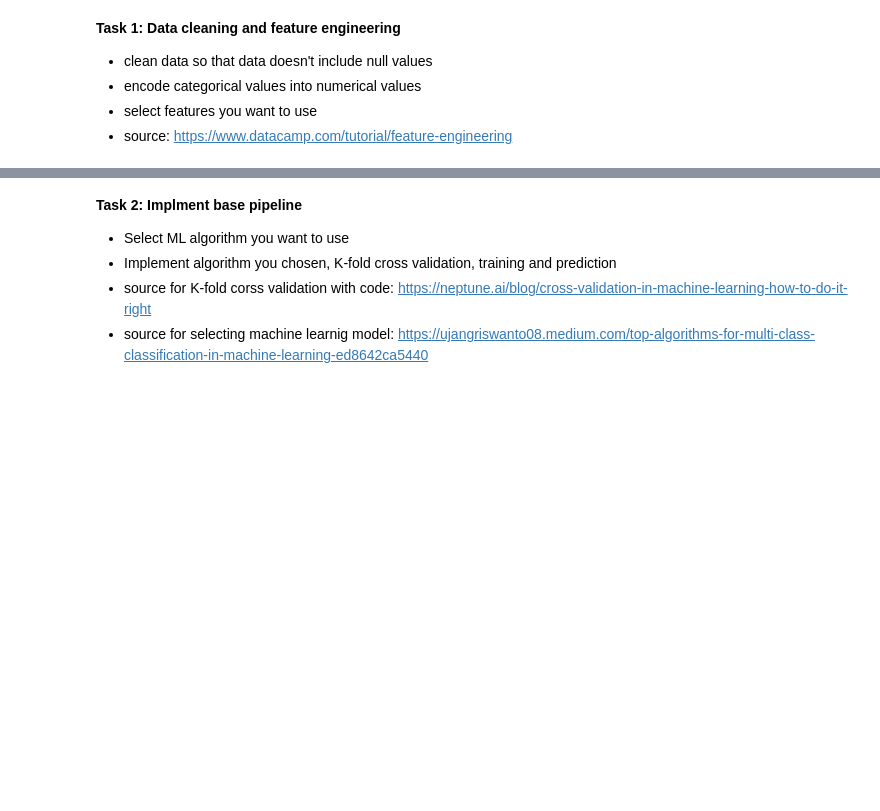
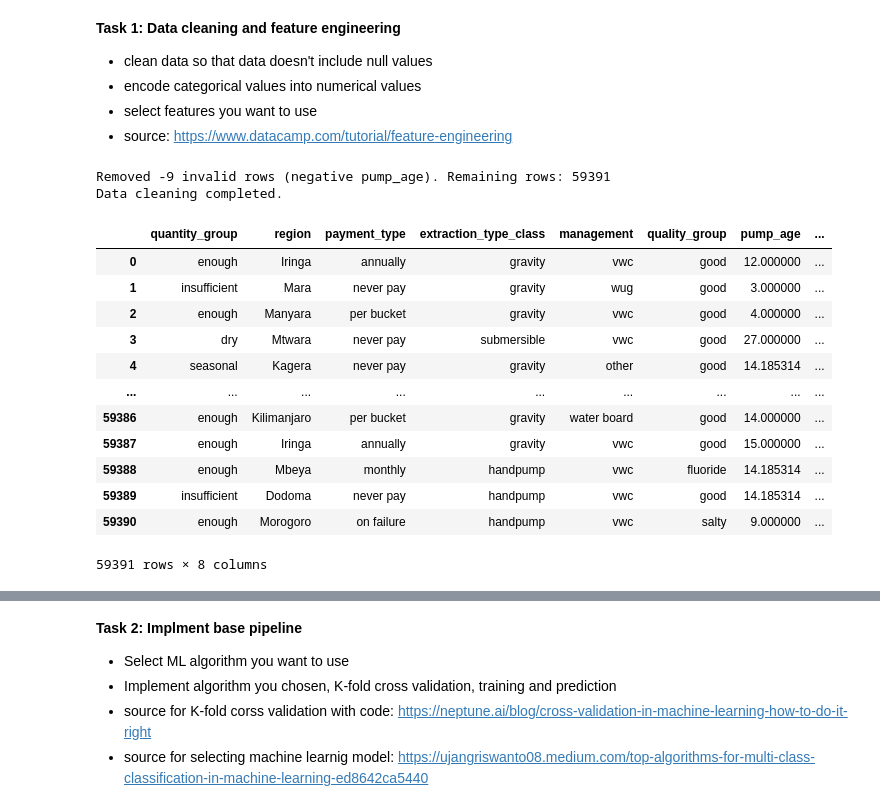
Before and after one commit to floranuta/Data_Circle, a Jupyter notebook: notebooks/model_development.ipynb, the cells around one changed output, grey strips where cells are left out. Drawn from its saved outputs; the diff is of its cells as text; code cells hidden in the pictures; blank space fills up the shorter version.

Commit message:
Added data cleaning and feature engineering modules

```diff
--- a/notebooks/model_development.ipynb
+++ b/notebooks/model_development.ipynb
@@ -36,3 +37,9 @@ Drive already mounted at /content/drive; to attempt to forcibly remount, call dr
 - encode categorical values into numerical values
 - select features you want to use
 - source: https://www.datacamp.com/tutorial/feature-engineering
+# %%
+# gloabal variables
+
+TARGET_COLUMN = "status_group"
+TARGET_MAPPING = {"functional": 0, "non functional": 1, "functional needs repair": 2}
+FEATURE = ["quantity_group", "region", "payment_type", "extraction_type_class", "management", "quality_group", "pump_age", "status_group"]
@@ -38,0 +301,23 @@ Drive already mounted at /content/drive; to attempt to forcibly remount, call dr
+# %%
+# clean data
+
+cleaner = DataCleaner()
+
+cleaned_data = cleaner.preprocess(train_data)
+cleaned_data
+# %% [output]
+Removed -9 invalid rows (negative pump_age). Remaining rows: 59391
+Data cleaning completed.
+|  | quantity_group | region | payment_type | extraction_type_class | management | quality_group | pump_age | ... |
+| 0 | enough | Iringa | annually | gravity | vwc | good | 12.000000 | ... |
+| 1 | insufficient | Mara | never pay | gravity | wug | good | 3.000000 | ... |
+| 2 | enough | Manyara | per bucket | gravity | vwc | good | 4.000000 | ... |
+| 3 | dry | Mtwara | never pay | submersible | vwc | good | 27.000000 | ... |
+| 4 | seasonal | Kagera | never pay | gravity | other | good | 14.185314 | ... |
+| ... | ... | ... | ... | ... | ... | ... | ... | ... |
+| 59386 | enough | Kilimanjaro | per bucket | gravity | water board | good | 14.000000 | ... |
+| 59387 | enough | Iringa | annually | gravity | vwc | good | 15.000000 | ... |
+| 59388 | enough | Mbeya | monthly | handpump | vwc | fluoride | 14.185314 | ... |
+| 59389 | insufficient | Dodoma | never pay | handpump | vwc | good | 14.185314 | ... |
+| 59390 | enough | Morogoro | on failure | handpump | vwc | salty | 9.000000 | ... |
+59391 rows × 8 columns
```
Also changed, not shown: parts of 4 cells of this notebook.
